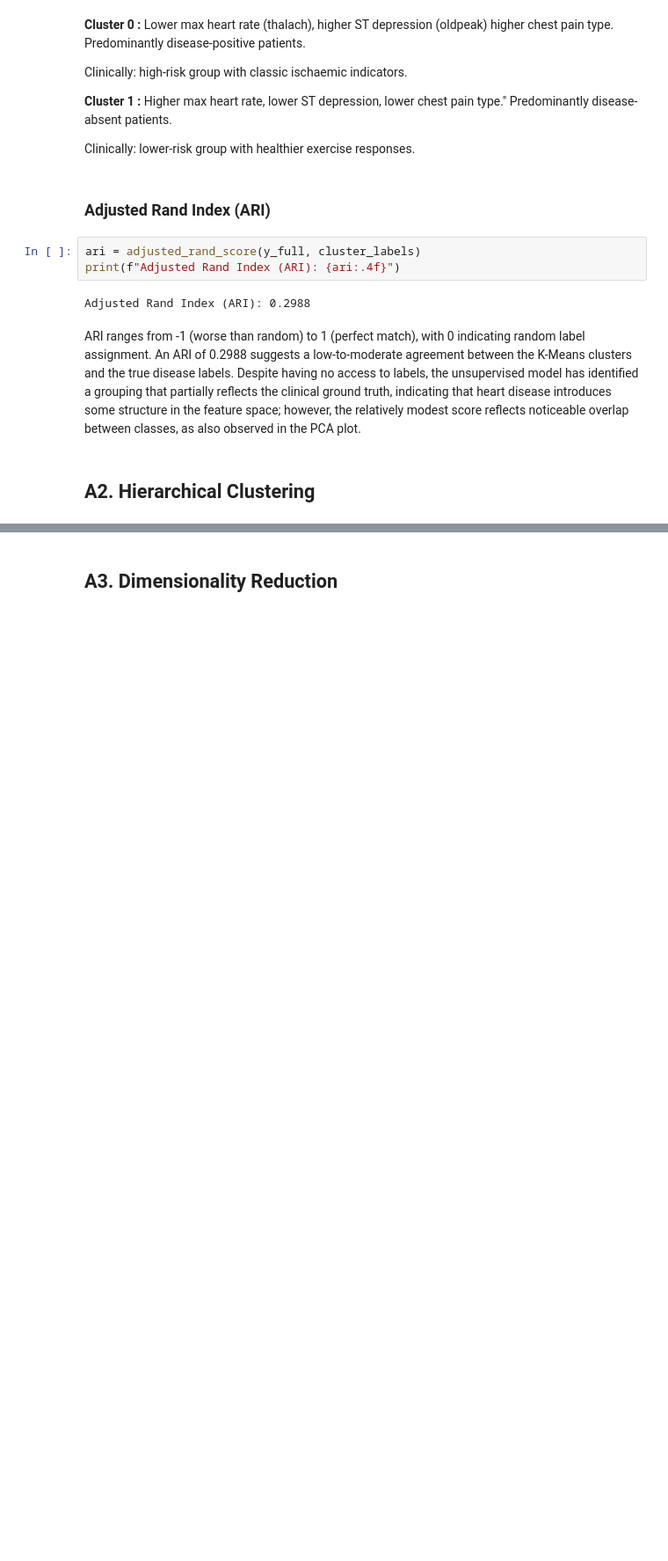
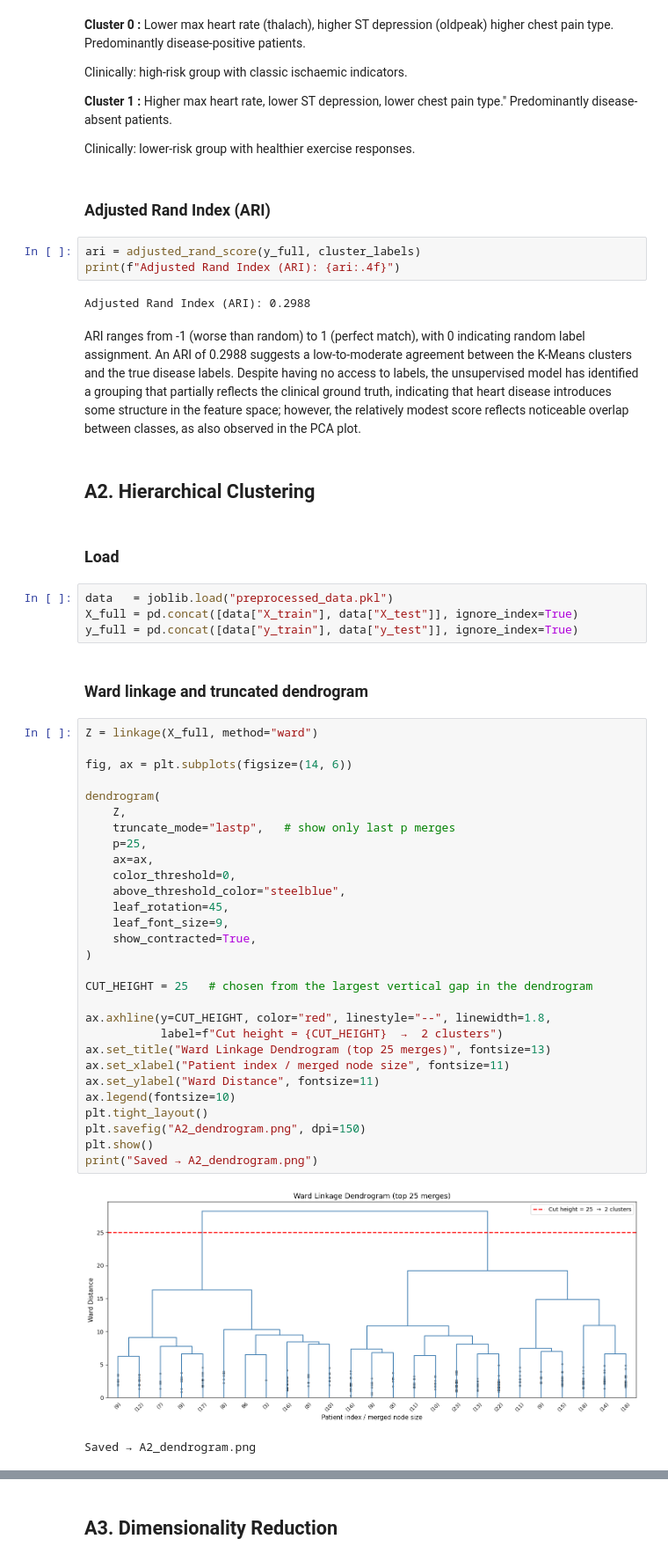
Before and after one commit to maryam2004-hub/i23-6004-DM-Assignment4, a Jupyter notebook: i23_6004_DS_B_DMAssignment4.ipynb, the cells around one changed output, grey strips where cells are left out. Shown at 88% size. Drawn from its saved outputs; the diff is of its cells as text; blank space fills up the shorter version.

Commit message:
Added Ward linkage, its dendrogram, cluster–label crosstab table and ARI comparision for hierarchical vs K-Means

```diff
--- a/i23_6004_DS_B_DMAssignment4.ipynb
+++ b/i23_6004_DS_B_DMAssignment4.ipynb
@@ -425,3 +428,43 @@ Adjusted Rand Index (ARI): 0.2988
 ARI ranges from -1 (worse than random) to 1 (perfect match), with 0 indicating random label assignment. An ARI of 0.2988 suggests a low-to-moderate agreement between the K-Means clusters and the true disease labels. Despite having no access to labels, the unsupervised model has identified a grouping that partially reflects the clinical ground truth, indicating that heart disease introduces some structure in the feature space; however, the relatively modest score reflects noticeable overlap between classes, as also observed in the PCA plot.
 # %% [markdown]
 ## A2. Hierarchical Clustering
+# %% [markdown]
+### Load
+# %%
+data   = joblib.load("preprocessed_data.pkl")
+X_full = pd.concat([data["X_train"], data["X_test"]], ignore_index=True)
+y_full = pd.concat([data["y_train"], data["y_test"]], ignore_index=True)
+# %% [markdown]
+### Ward linkage and truncated dendrogram
+# %%
+Z = linkage(X_full, method="ward")
+
+fig, ax = plt.subplots(figsize=(14, 6))
+
+dendrogram(
+    Z,
+    truncate_mode="lastp",   # show only last p merges
+    p=25,
+    ax=ax,
+    color_threshold=0,
+    above_threshold_color="steelblue",
+    leaf_rotation=45,
+    leaf_font_size=9,
+    show_contracted=True,
+)
+
+CUT_HEIGHT = 25   # chosen from the largest vertical gap in the dendrogram
+
+ax.axhline(y=CUT_HEIGHT, color="red", linestyle="--", linewidth=1.8,
+           label=f"Cut height = {CUT_HEIGHT}  →  2 clusters")
+ax.set_title("Ward Linkage Dendrogram (top 25 merges)", fontsize=13)
+ax.set_xlabel("Patient index / merged node size", fontsize=11)
+ax.set_ylabel("Ward Distance", fontsize=11)
+ax.legend(fontsize=10)
+plt.tight_layout()
+plt.savefig("A2_dendrogram.png", dpi=150)
+plt.show()
+print("Saved → A2_dendrogram.png")
+# %% [output]
+[figure, added]
+Saved → A2_dendrogram.png
```
Also changed, not shown: parts of 7 cells of this notebook.
